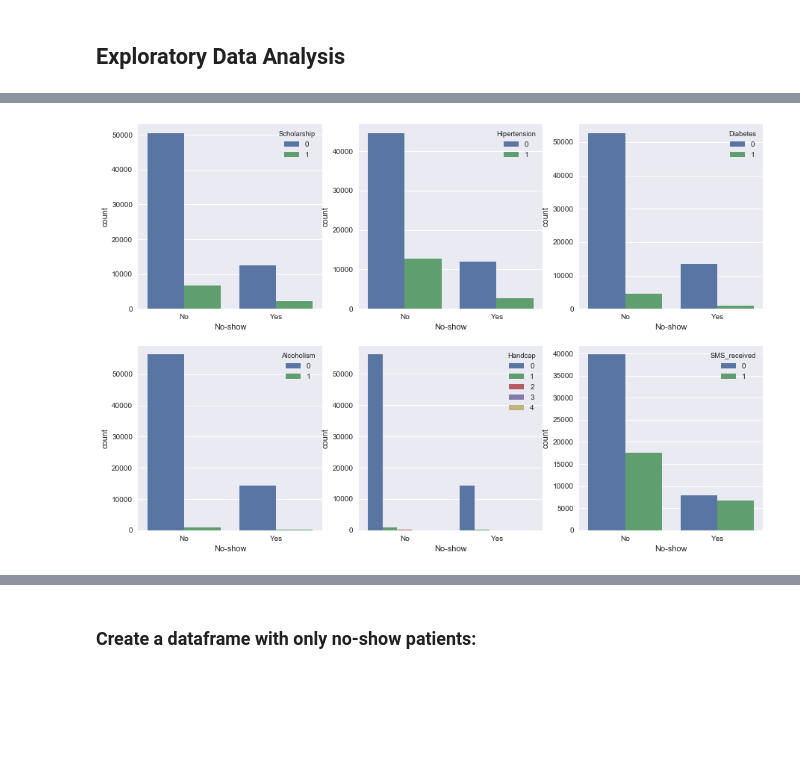
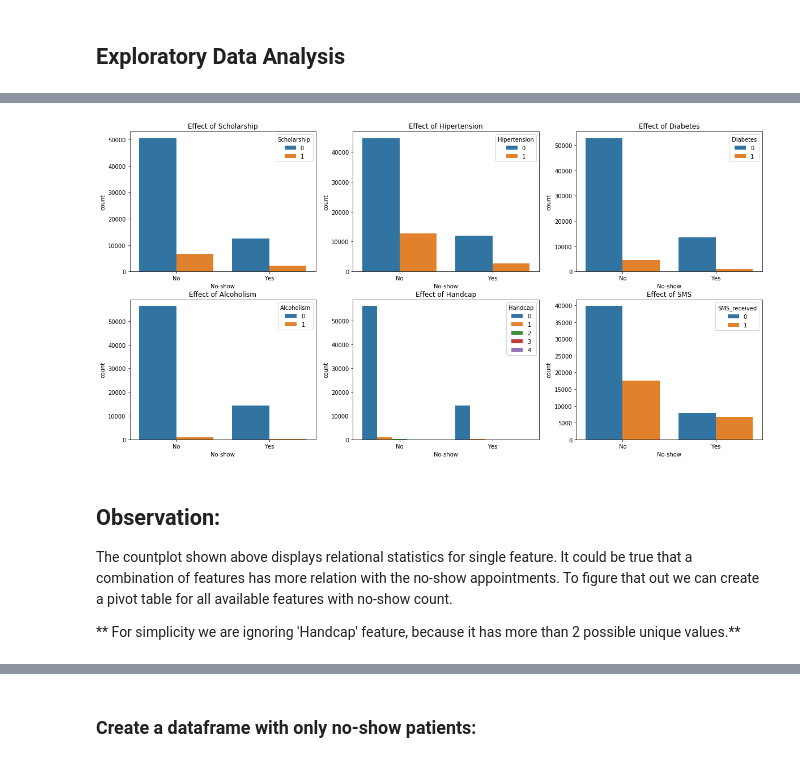
Before and after one commit to argha48/brazil-medical-appointment, a Jupyter notebook: noshow-appointment.ipynb, the cells around one changed output, grey strips where cells are left out. Saved outputs shown, nothing was run; the diff lists cells and outputs as text; code cells hidden in the pictures; blank space fills up the shorter version.

```diff
--- a/noshow-appointment.ipynb
+++ b/noshow-appointment.ipynb
@@ -87,8 +87,15 @@ for time in wait_time:
         wait_hour.append(h/24)
     else:
         wait_hour.append(0)
+
+noshow = []
+for item in df['No-show']:
+    if item == 'No':
+        noshow.append(1)
+    elif item == 'Yes':
+        noshow.append(1)
 # %%
-df = df.assign(wait_time = wait_hour)
+df = df.assign(wait_time = wait_hour, Noshow_num = noshow)
 # %% [markdown]
 ### Drop unnecessary columns from the dataframe
 # %%
@@ -132,16 +142,22 @@ sns.countplot(x = 'Gender', data = df)
 # %%
-fig, ax = plt.subplots(figsize=(15,10))
+fig, ax = plt.subplots(figsize=(20,10))
 plt.subplot(2, 3, 1)
-sns.countplot(x = 'No-show', hue = 'Scholarship', data = df[df['Gender'] == 'F']);
+sns.countplot(x = 'No-show', hue = 'Scholarship', data = df[df['Gender'] == 'F']).set_title('Effect of Scholarship');
 plt.subplot(2, 3, 2)
-sns.countplot(x = 'No-show', hue = 'Hipertension', data = df[df['Gender'] == 'F']);
+sns.countplot(x = 'No-show', hue = 'Hipertension', data = df[df['Gender'] == 'F']).set_title('Effect of Hipertension');
 plt.subplot(2, 3, 3)
-sns.countplot(x = 'No-show', hue = 'Diabetes', data = df[df['Gender'] == 'F']);
+sns.countplot(x = 'No-show', hue = 'Diabetes', data = df[df['Gender'] == 'F']).set_title('Effect of Diabetes');
 plt.subplot(2, 3, 4)
-sns.countplot(x = 'No-show', hue = 'Alcoholism', data = df[df['Gender'] == 'F']);
+sns.countplot(x = 'No-show', hue = 'Alcoholism', data = df[df['Gender'] == 'F']).set_title('Effect of Alcoholism');
 plt.subplot(2, 3, 5)
-sns.countplot(x = 'No-show', hue = 'Handcap', data = df[df['Gender'] == 'F']);
+sns.countplot(x = 'No-show', hue = 'Handcap', data = df[df['Gender'] == 'F']).set_title('Effect of Handcap');
 plt.subplot(2, 3, 6)
-sns.countplot(x = 'No-show', hue = 'SMS_received', data = df[df['Gender'] == 'F']);
+sns.countplot(x = 'No-show', hue = 'SMS_received', data = df[df['Gender'] == 'F']).set_title('Effect of SMS');
 # %% [output]
-[figure, old version]
+[figure, new version]
+# %% [markdown]
+## Observation:
+
+The countplot shown above displays relational statistics for single feature. It could be true that a combination of features has more relation with the no-show appointments. To figure that out we can create a pivot table for all available features with no-show count.
+
+** For simplicity we are ignoring 'Handcap' feature, because it has more than 2 possible unique values.**
```
Also changed, not shown: parts of 20 cells of this notebook, 1 other file.
